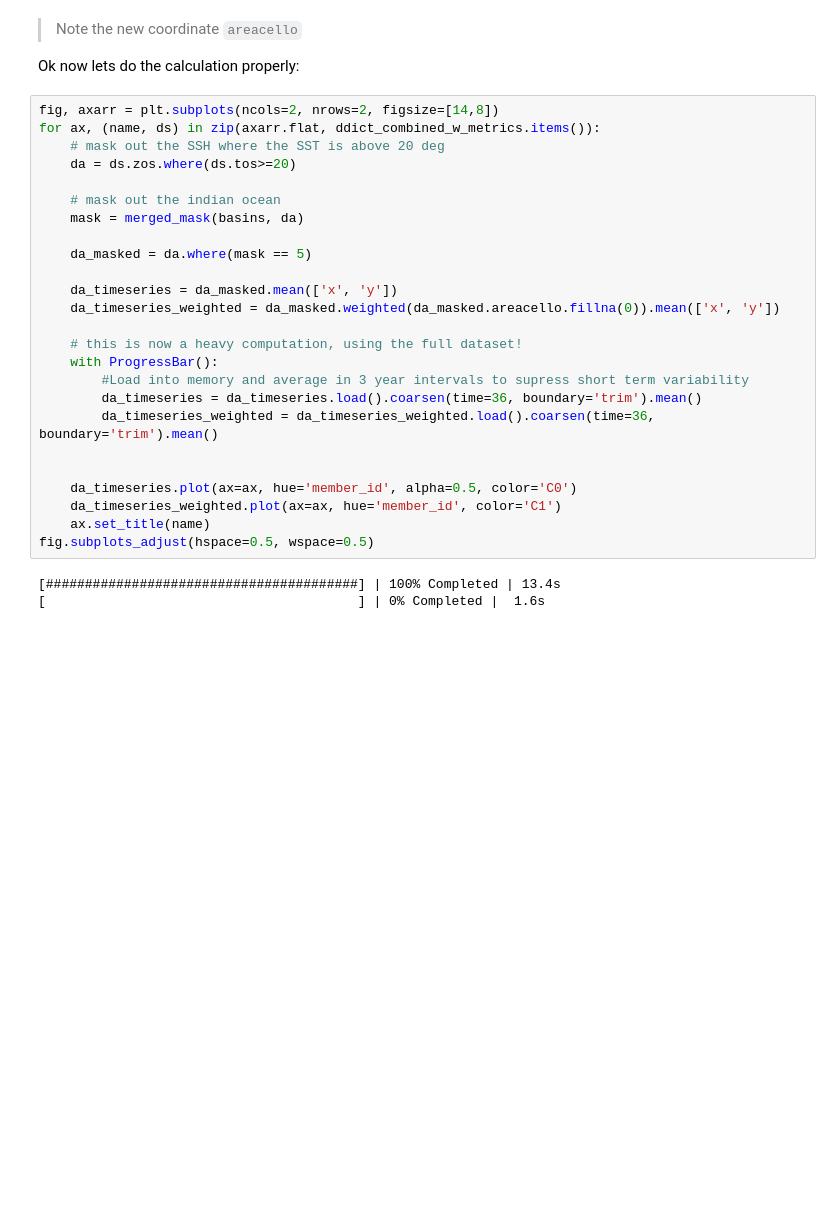
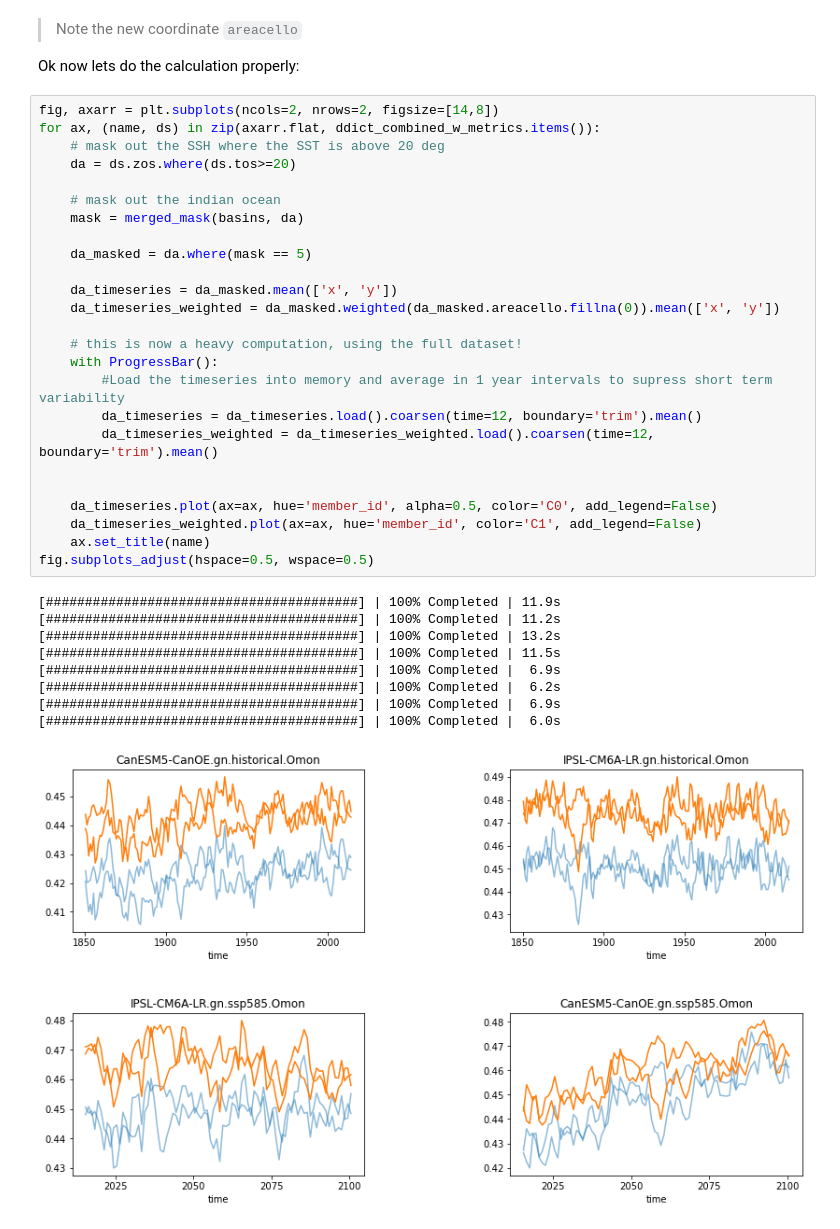
Before and after one commit to jbusecke/cmip6_preprocessing_tutorial, a Jupyter notebook: ohw_21_cmip6_pp_tutorial.ipynb, the cells around one changed output. Saved outputs shown, nothing was run; the diff lists cells and outputs as text; blank space fills up the shorter version.

```diff
--- a/ohw_21_cmip6_pp_tutorial.ipynb
+++ b/ohw_21_cmip6_pp_tutorial.ipynb
@@ -589,28 +589,35 @@ Ok now lets do the calculation properly:
 # %%
 fig, axarr = plt.subplots(ncols=2, nrows=2, figsize=[14,8])
 for ax, (name, ds) in zip(axarr.flat, ddict_combined_w_metrics.items()):
     # mask out the SSH where the SST is above 20 deg
     da = ds.zos.where(ds.tos>=20)
 
     # mask out the indian ocean
     mask = merged_mask(basins, da)
 
     da_masked = da.where(mask == 5)
 
     da_timeseries = da_masked.mean(['x', 'y'])
     da_timeseries_weighted = da_masked.weighted(da_masked.areacello.fillna(0)).mean(['x', 'y'])
 
     # this is now a heavy computation, using the full dataset!
     with ProgressBar():
-        #Load into memory and average in 3 year intervals to supress short term variability
-        da_timeseries = da_timeseries.load().coarsen(time=36, boundary='trim').mean()
-        da_timeseries_weighted = da_timeseries_weighted.load().coarsen(time=36, boundary='trim').mean()
+        #Load the timeseries into memory and average in 1 year intervals to supress short term variability
+        da_timeseries = da_timeseries.load().coarsen(time=12, boundary='trim').mean()
+        da_timeseries_weighted = da_timeseries_weighted.load().coarsen(time=12, boundary='trim').mean()
 
 
-    da_timeseries.plot(ax=ax, hue='member_id', alpha=0.5, color='C0')
-    da_timeseries_weighted.plot(ax=ax, hue='member_id', color='C1')
+    da_timeseries.plot(ax=ax, hue='member_id', alpha=0.5, color='C0', add_legend=False)
+    da_timeseries_weighted.plot(ax=ax, hue='member_id', color='C1', add_legend=False)
     ax.set_title(name)
 fig.subplots_adjust(hspace=0.5, wspace=0.5)
 # %% [output]
-[########################################] | 100% Completed | 13.4s
-[                                        ] | 0% Completed |  1.6s
+[########################################] | 100% Completed | 11.9s
+[########################################] | 100% Completed | 11.2s
+[########################################] | 100% Completed | 13.2s
+[########################################] | 100% Completed | 11.5s
+[########################################] | 100% Completed |  6.9s
+[########################################] | 100% Completed |  6.2s
+[########################################] | 100% Completed |  6.9s
+[########################################] | 100% Completed |  6.0s
+[figure, added]
```
Also changed, not shown: parts of 9 cells of this notebook.
